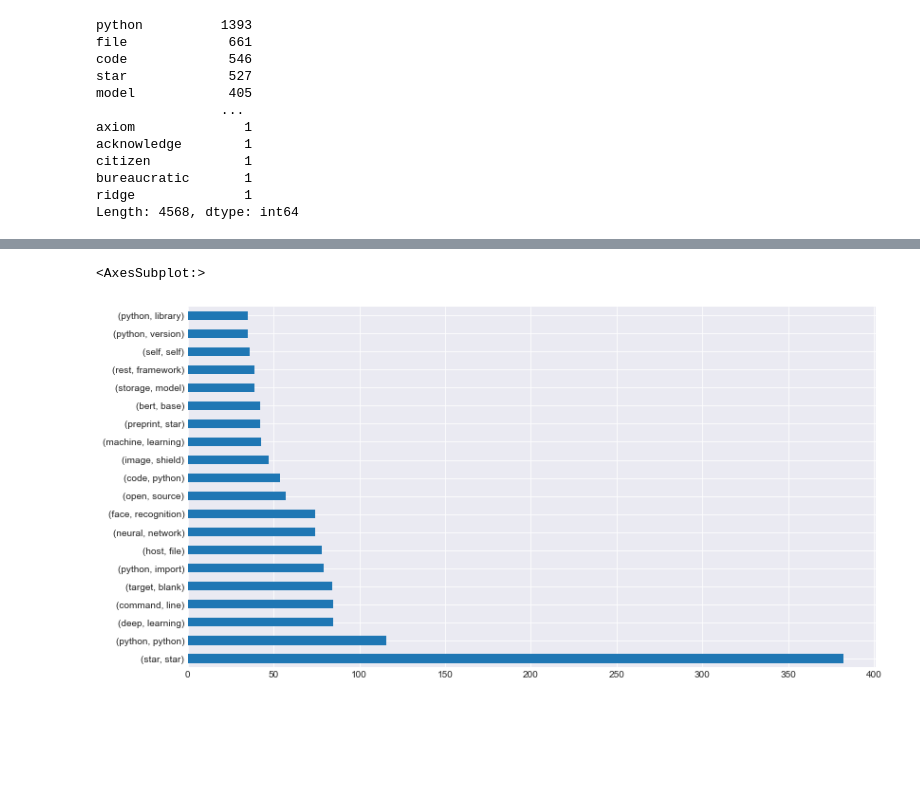
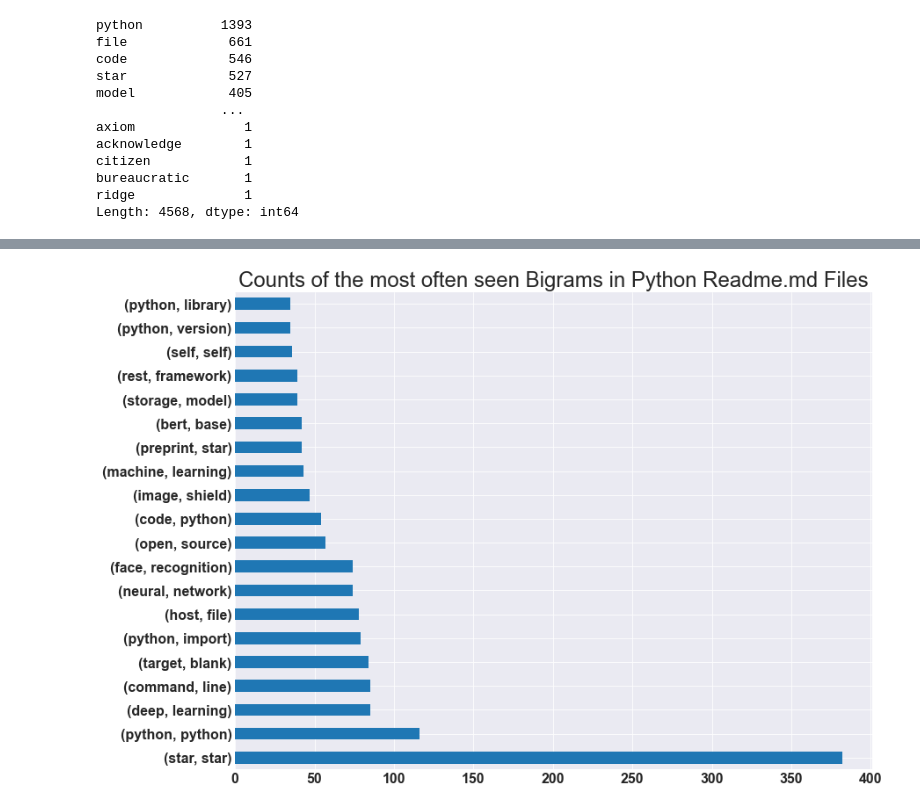
Before and after one commit to Dash-n-Dave-NLP/Project-Dave, a Jupyter notebook: final_draft.ipynb, the cells around one changed output, grey strips where cells are left out. Drawn from its saved outputs; the diff is of its cells as text; code cells hidden in the pictures; blank space fills up the shorter version.

```diff
--- a/final_draft.ipynb
+++ b/final_draft.ipynb
@@ -11,7 +11,7 @@ import re
 # Our code specific for this project
 from prepare import git_df
 from acquire import git_data
-from explore import code_language, other_languages, word_counts
+from explore import code_language, other_languages, word_counts, chances, top_20_percentages
 # Text/Display Formatting
 from formating import bold, display, Latex, Markdown, percent, Percent, strike, underline
 # Spell Checking and Visualization
@@ -20,7 +20,11 @@ from wordcloud import WordCloud
 import PIL
 import os
 # plt presets
-plt.rc('figure', figsize=(13, 7))
+plt.rc('figure', figsize=(13, 10))
+font = {'family' : 'monospace',
+          'weight' : 'bold',
+          'size'   : 16}
+plt.rc('font', **font)
 plt.style.use('seaborn-darkgrid')
 # %%
 df = git_df()
@@ -147,5 +184,7 @@ word_counts(lb)
 # %%
 lb['Python'].bigrams().value_counts(ascending=False).head(20).plot.barh()
+plt.title('Counts of the most often seen Bigrams in Python Readme.md Files',
+         fontsize = 24)
+plt.show()
 # %% [output]
-<AxesSubplot:>
-[figure, old version]
+[figure, new version]
```
Also changed, not shown: parts of 23 cells of this notebook, 3 other files.
